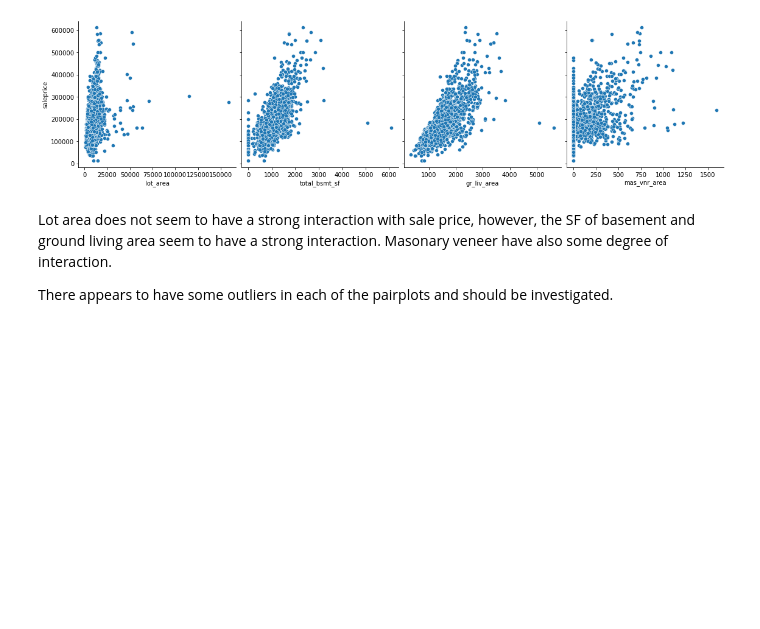
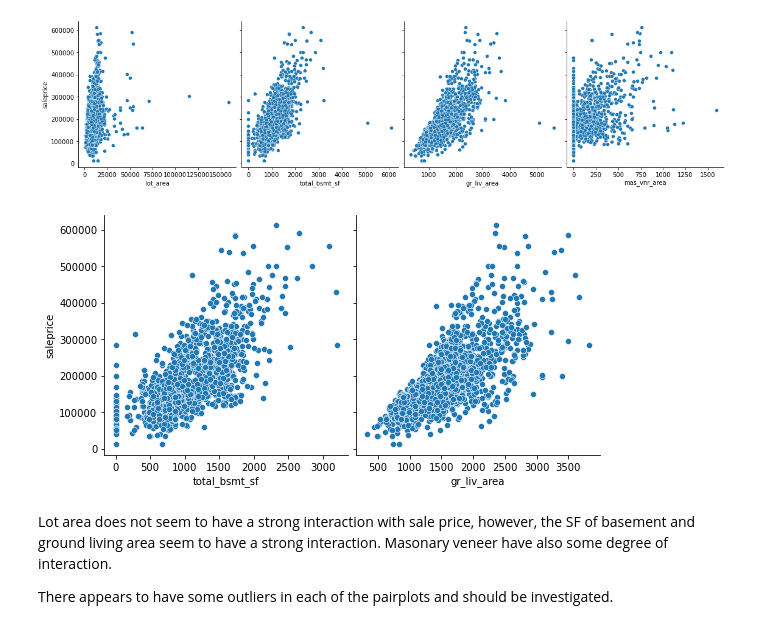
Before and after one commit to splatter20/GA-projects, a Jupyter notebook: Project_2/Code/1_Background, Cleaning and EDA.ipynb, the cells around one changed output. Drawn from its saved outputs; the diff is of its cells as text; code cells hidden in the pictures; blank space fills up the shorter version.

```diff
--- a/Project_2/Code/1_Background, Cleaning and EDA.ipynb
+++ b/Project_2/Code/1_Background, Cleaning and EDA.ipynb
@@ -683,6 +715,15 @@ sns.pairplot(
 );
 # %% [output]
 [figure]
+# %%
+sns.pairplot(
+    ames,
+    x_vars=['total_bsmt_sf', 'gr_liv_area'],
+    y_vars=['saleprice'],
+    height=4,
+);
+# %% [output]
+[figure, added]
 # %% [markdown]
 Lot area does not seem to have a strong interaction with sale price, however, the SF of basement and ground living area seem to have a strong interaction. Masonary veneer have also some degree of interaction.
 
```
Also changed, not shown: parts of 3 cells of this notebook, 1 other file.
